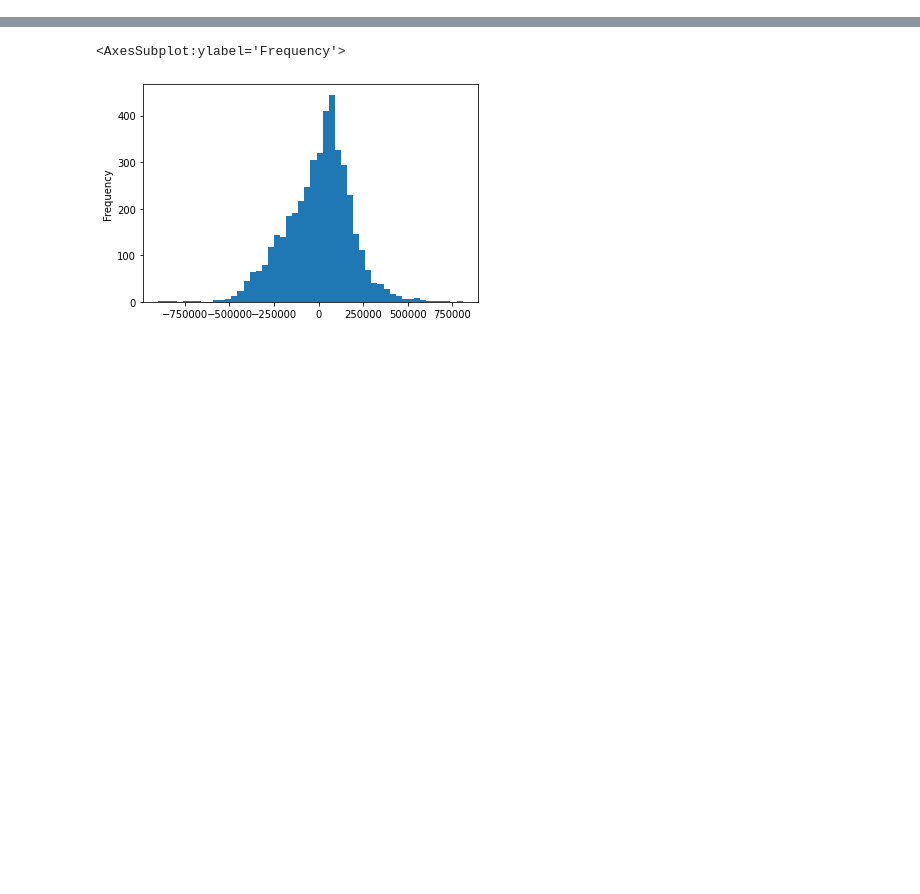
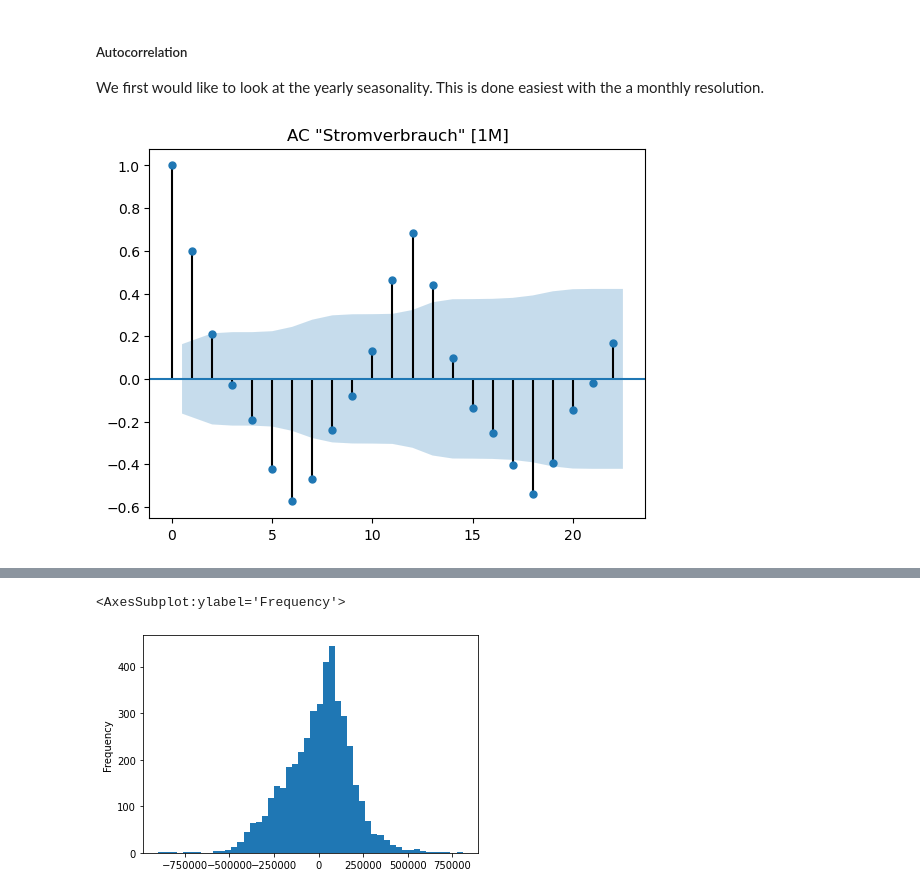
Before and after one commit to kenfus/spz_omc, a Jupyter notebook: main.ipynb, the cells around one changed output, grey strips where cells are left out. Drawn from its saved outputs; the diff is of its cells as text; code cells hidden in the pictures; blank space fills up the shorter version.

```diff
--- a/main.ipynb
+++ b/main.ipynb
@@ -221,0 +98,8 @@ Name: resid, Length: 364, dtype: float64
+# %% [markdown]
+##### Autocorrelation
+We first would like to look at the yearly seasonality. This is done easiest with the a monthly resolution.
+# %%
+plot_acf(data_m['Stromverbrauch Schweiz'], title='AC "Stromverbrauch" [1M]')
+plt.show()
+# %% [output]
+[figure, added]
```
Also changed, not shown: parts of 76 cells of this notebook, 4 other files.
